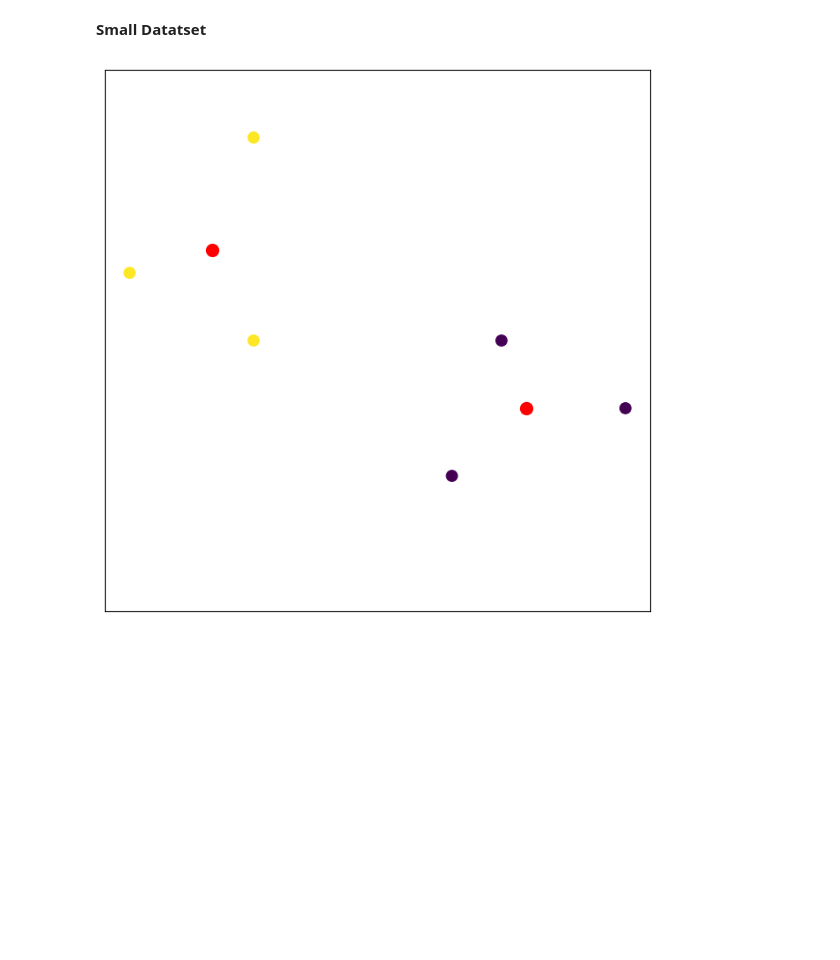
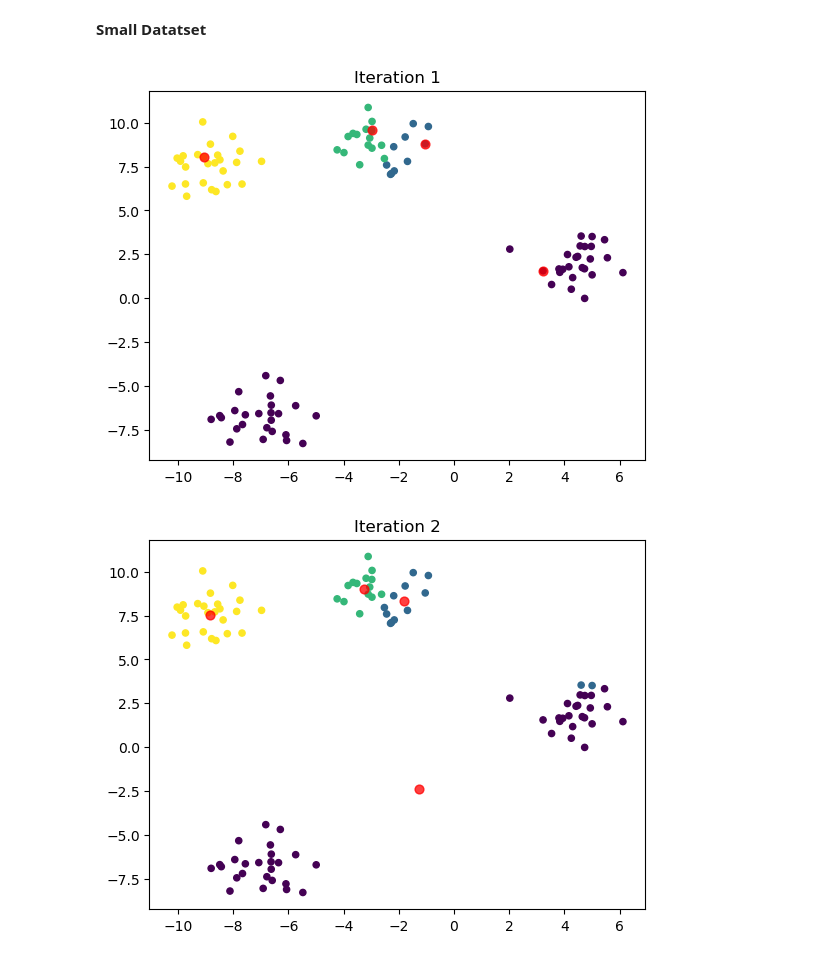
Before and after one commit to froukje/datamapu, a Jupyter notebook: notebooks/kmeans.ipynb, the cells around one changed output. Saved outputs shown, nothing was run; the diff lists cells and outputs as text; code cells hidden in the pictures; blank space fills up the shorter version.

```diff
--- a/notebooks/kmeans.ipynb
+++ b/notebooks/kmeans.ipynb
@@ -54,10 +77,6 @@ for ax in axs.flat:
 # %%
 from sklearn.cluster import KMeans
 import matplotlib.pyplot as plt
-import numpy as np
-
-# Sample data
-X = np.random.rand(100, 2)
 
 # Elbow Method to find the optimal k
 inertia = []
@@ -72,5 +91,5 @@ plt.plot(K, inertia, 'bo-')
 plt.xlabel('Number of clusters')
 plt.ylabel('Inertia')
 plt.title('Elbow Method For Optimal k')
-plt.show()
+plt.savefig("elbow_method.png")
 # %% [output]
@@ -112,12 +128,49 @@ centers = kmeans.cluster_centers_
 # %%
-fig, axs = plt.subplots(1, 1, figsize=(8, 8))
+#fig, axs = plt.subplots(1, 1, figsize=(8, 8))
 
-axs.scatter(X[:, 0], X[:, 1], s=80, c=kmeans.labels_)
-axs.scatter(centers[:, 0], centers[:, 1], c="r", s=100)
-axs.set_ylim(0, 4)
+#axs.scatter(X[:, 0], X[:, 1], s=80, c=kmeans.labels_)
+#axs.scatter(centers[:, 0], centers[:, 1], c="r", s=100)
+#axs.set_ylim(0, 4)
 
-axs.label_outer()
-axs.set_xticks([])
-axs.set_yticks([]);
+#axs.label_outer()
+#axs.set_xticks([])
+#axs.set_yticks([]);
-# %% [output]
-[figure, removed]
+# %%
+import numpy as np
+import matplotlib.pyplot as plt
+from sklearn.datasets import make_blobs
+
+# Generate sample data
+n_samples = 100
+
+X, _ = make_blobs(n_samples=n_samples, centers=4, random_state=random_state)
+
+def kmeans(X, k, max_iters=10):
+    # Randomly choose k data points as initial centroids
+    np.random.seed(0)
+    centroids = X[np.random.choice(X.shape[0], k, replace=False)]
+
+    for i in range(max_iters):
+        # Assign clusters based on the closest centroids
+        distances = np.linalg.norm(X[:, np.newaxis] - centroids, axis=2)
+        cluster_labels = np.argmin(distances, axis=1)
+
+        # Plot the centroids for each iteration
+        plt.scatter(X[:, 0], X[:, 1], c=cluster_labels, s=20, cmap='viridis')
+        plt.scatter(centroids[:, 0], centroids[:, 1], c='red', s=40, alpha=0.75)#, marker='X')
+        plt.title(f'Iteration {i+1}')
+        plt.savefig(f'iteration_{i+1}.png')
+        plt.show()
+
+        # Calculate new centroids from the means of the points
+        new_centroids = np.array([X[cluster_labels == j].mean(axis=0) for j in range(k)])
+
+        # Check for convergence (if centroids do not change)
+        if np.all(centroids == new_centroids):
+            break
+        centroids = new_centroids
+# %%
+kmeans(X, k=4, max_iters=10)
+# %% [output]
+[figure, added]
+[figure, added]
```
Also changed, not shown: parts of 9 cells of this notebook, 33 other files.
